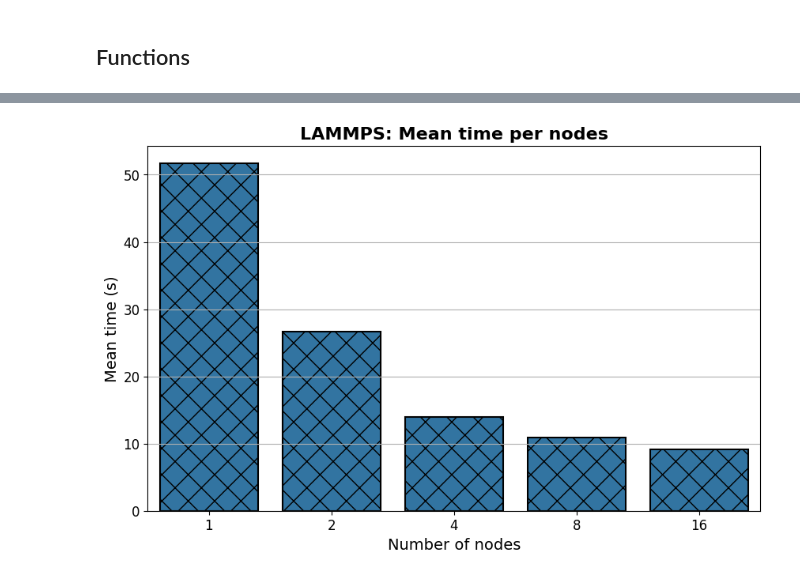
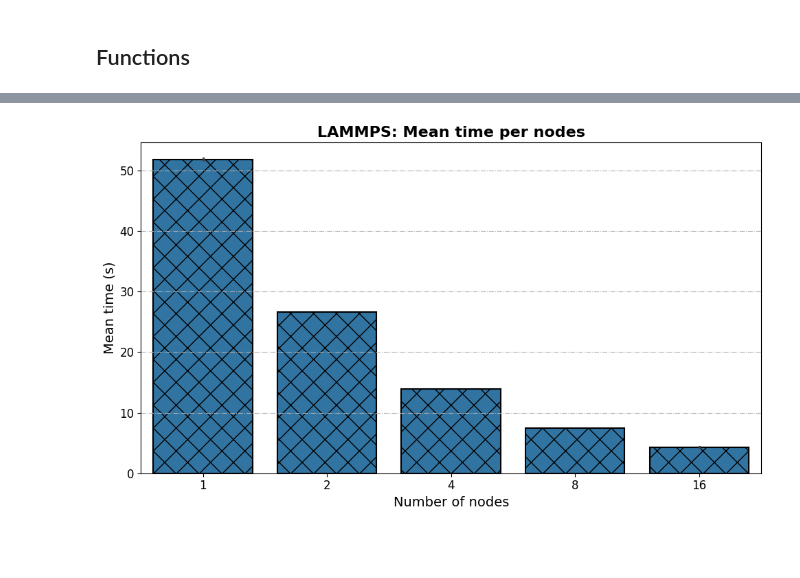
Before and after one commit to phd-artifacts/spinner-artifacts, a Jupyter notebook: lammps/bench.ipynb, the cells around one changed output, grey strips where cells are left out. Drawn from its saved outputs; the diff is of its cells as text; code cells hidden in the pictures; blank space fills up the shorter version.

```diff
--- a/lammps/bench.ipynb
+++ b/lammps/bench.ipynb
@@ -71,34 +71,37 @@ def plot_aggregated_by_nodes(df, title, output_file):
 
     # Plot the bar plot
     plt.figure(figsize=(10, 6))
     bar_plot = sns.barplot(
-        data=aggregated_df,
+        data=df,
         x='nodes',
-        y='time_mean',
+        y='time',
+        errorbar=("ci", 95),
+        estimator="mean",
         # palette='tab10',
         edgecolor='black'
     )
 
     # Apply hatches to the bars
     hatches = ['x', '*', '+', 'o']
     for i, patch in enumerate(bar_plot.patches):
         # hatch = hatches[i % len(hatches)]
         hatch = 'x'
         patch.set_edgecolor('black')
         patch.set_linewidth(1.5)
         patch.set_hatch(hatch)
 
     # Customization
     plt.title(title)
     plt.xlabel('Number of nodes')
     plt.ylabel('Mean time (s)')
-    plt.grid(True, axis='y')
+    plt.grid(True, axis='y', linestyle="-.")
+    plt.tight_layout()
 
     # Save the figure
     plt.savefig(FIGURES_DIR/output_file)
 
 # Example usage:
 # plot_aggregated_by_nodes(df, "Mean Time by Nodes", "mean_time_by_nodes.png")
 plot_aggregated_by_nodes(df, "LAMMPS: Mean time per nodes", "output.pdf")
 # %% [output]
-[figure, old version]
+[figure, new version]
```
Also changed, not shown: parts of 1 cell of this notebook, 3 other files.
